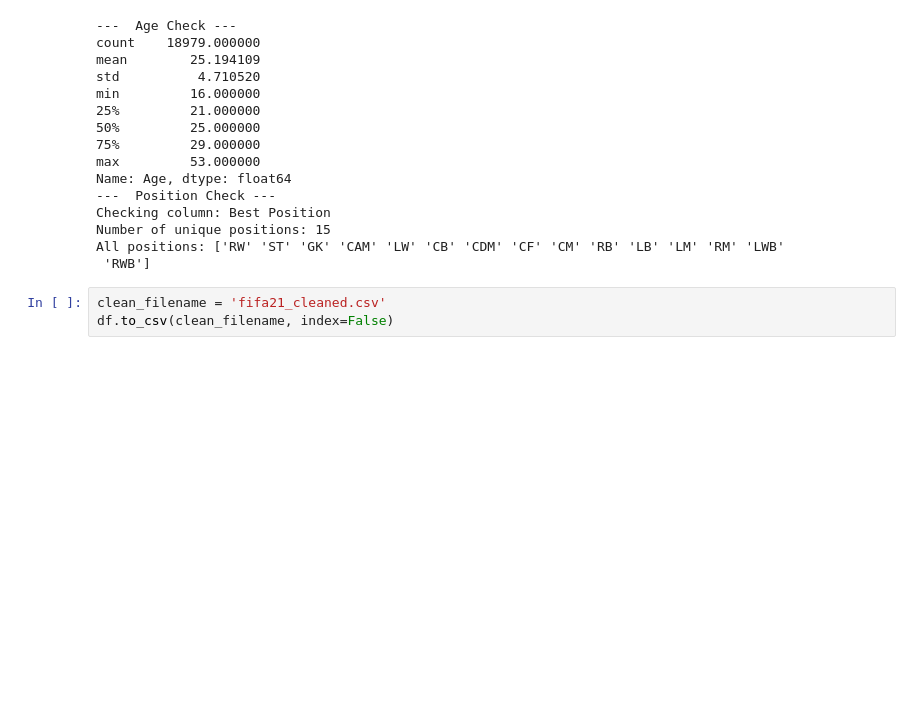
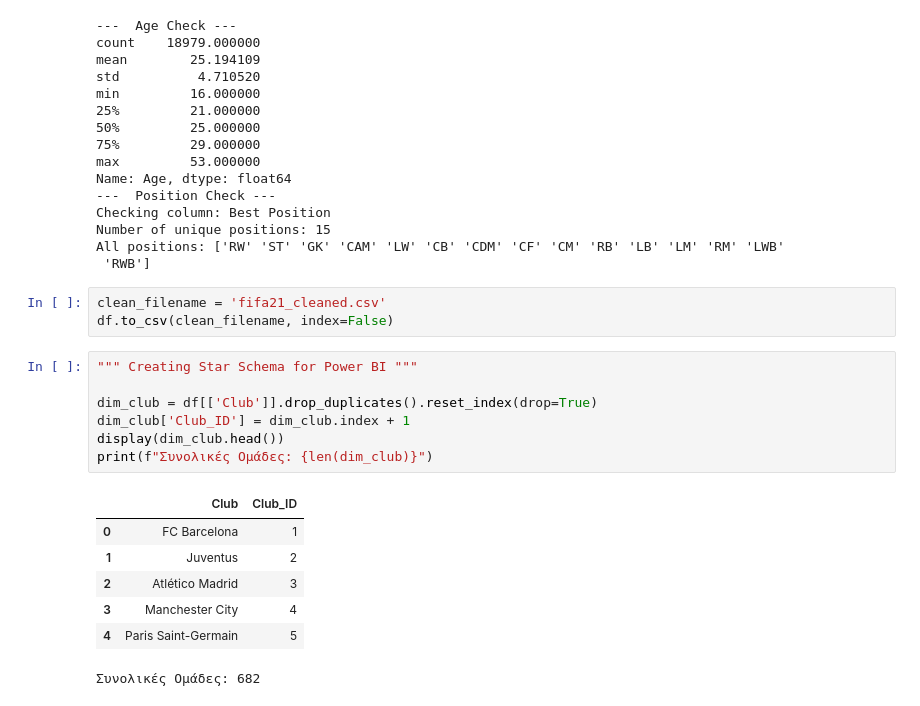
Before and after one commit to nasospro/FIFA-21-Analysis, a Jupyter notebook: FIFA_Cleaning.ipynb, the cells around one changed output. Saved outputs shown, nothing was run; the diff lists cells and outputs as text; blank space fills up the shorter version.

```diff
--- a/FIFA_Cleaning.ipynb
+++ b/FIFA_Cleaning.ipynb
@@ -223,3 +223,18 @@ All positions: ['RW' 'ST' 'GK' 'CAM' 'LW' 'CB' 'CDM' 'CF' 'CM' 'RB' 'LB' 'LM' 'R
 # %%
 clean_filename = 'fifa21_cleaned.csv'
 df.to_csv(clean_filename, index=False)
+# %%
+""" Creating Star Schema for Power BI """
+
+dim_club = df[['Club']].drop_duplicates().reset_index(drop=True)
+dim_club['Club_ID'] = dim_club.index + 1
+display(dim_club.head())
+print(f"Συνολικές Ομάδες: {len(dim_club)}")
+# %% [output]
+|  | Club | Club_ID |
+| 0 | FC Barcelona | 1 |
+| 1 | Juventus | 2 |
+| 2 | Atlético Madrid | 3 |
+| 3 | Manchester City | 4 |
+| 4 | Paris Saint-Germain | 5 |
+Συνολικές Ομάδες: 682
```
Also changed, not shown: parts of 2 cells of this notebook, 3 other files.
